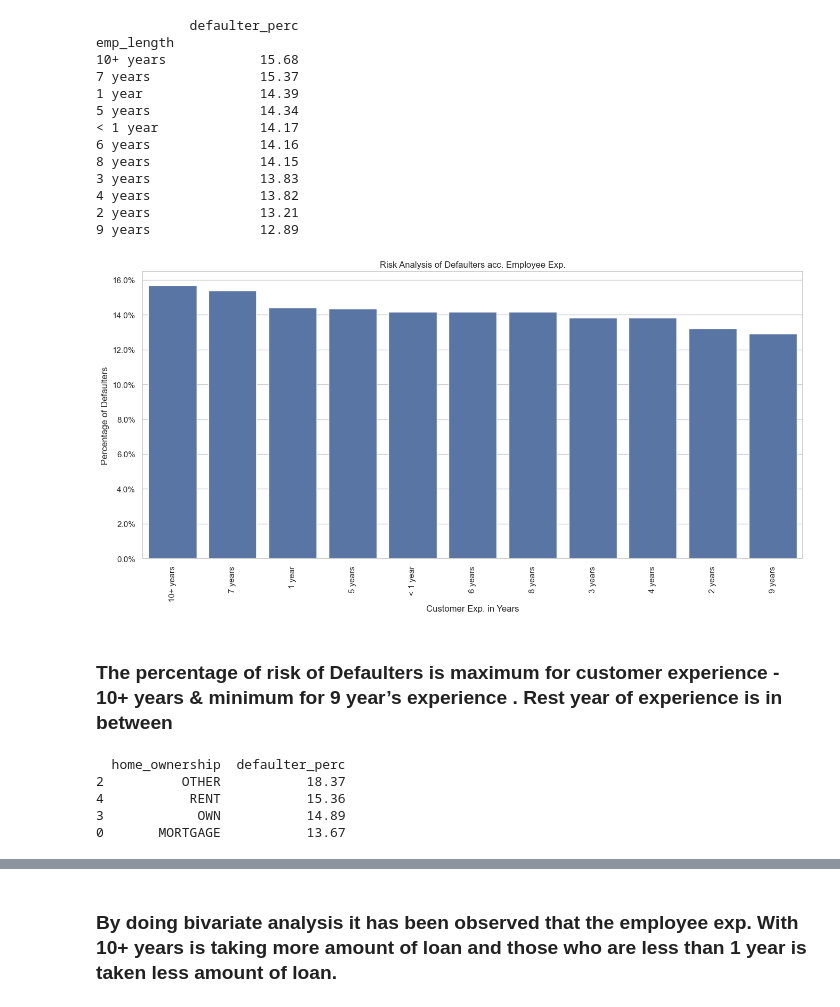
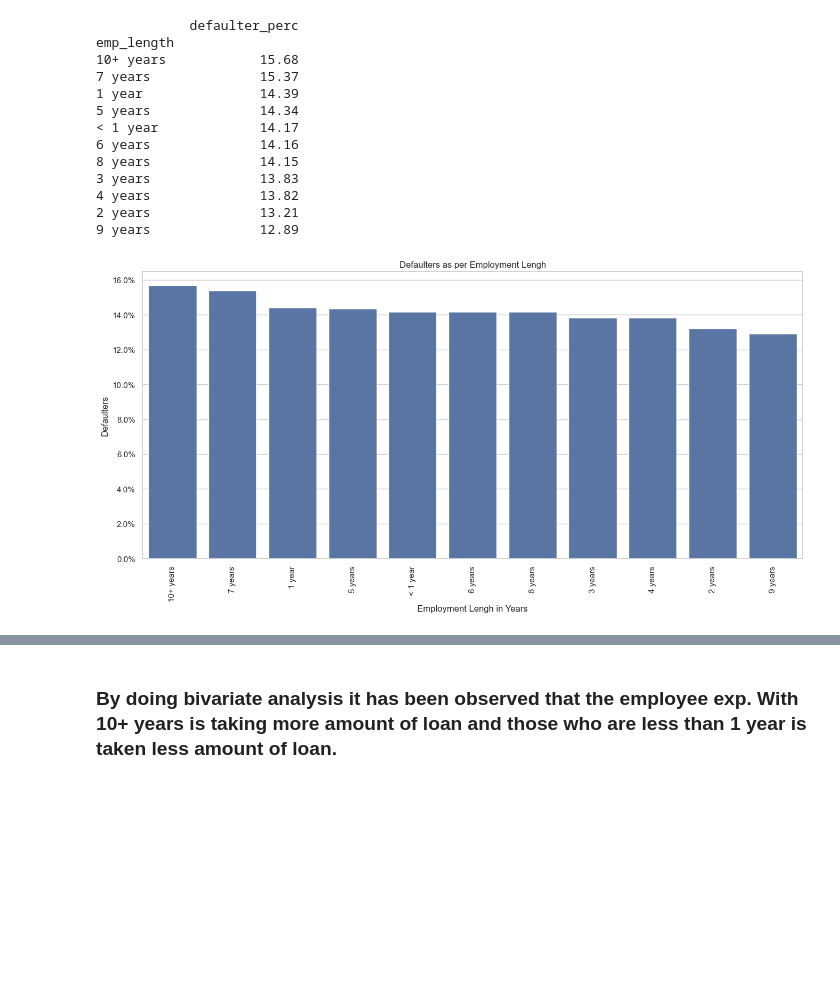
Before and after one commit to somnath-yadav/LendingClubCaseStudy, a Jupyter notebook: Lending_Club_Case_Study.ipynb, the cells around one changed output, grey strips where cells are left out. Cells and saved outputs as stored; diff of their text form; code cells hidden in the pictures; blank space fills up the shorter version.

```diff
--- a/Lending_Club_Case_Study.ipynb
+++ b/Lending_Club_Case_Study.ipynb
@@ -348,38 +356,10 @@ emp_length
 # %%
 import matplotlib.ticker as mtick
 plt.figure(figsize=(16,7))
 ax=sb.barplot(x=emp_df.index,y='defaulter_perc',data=emp_df)
-ax.set(xlabel='Customer Exp. in Years', ylabel='Percentage of Defaulters',title='Risk Analysis of Defaulters acc. Employee Exp.')
+ax.set(xlabel='Employment Lengh in Years', ylabel='Defaulters',title='Defaulters as per Employment Lengh')
 ax.yaxis.set_major_formatter(mtick.PercentFormatter())
 plt.xticks(rotation=90)
 plt.show()
 # %% [output]
-[figure, old version]
+[figure, new version]
-# %% [markdown]
-### The percentage of risk of Defaulters is maximum for customer experience - 10+ years & minimum for 9 year’s experience . Rest year of experience is in between
-# %%
-import pandas as pd
-
-# Calculate the percentage of loan defaulters by home ownership
-defaulter_counts = defaulters_df['home_ownership'].value_counts()
-total_counts = loan_df['home_ownership'].value_counts()
-percentage_defaulters = (100 * defaulter_counts / total_counts).round(2)
-
-# Convert to DataFrame
-home_df = percentage_defaulters.reset_index()
-home_df.columns = ['home_ownership', 'defaulter_perc']
-
-# Sort the DataFrame by percentage of defaulters
-home_df.sort_values(by='defaulter_perc', ascending=False, inplace=True)
-
-# Drop any rows with NaN values
-home_df.dropna(inplace=True)
-
-# Display the DataFrame
-print(home_df)
-# %% [output]
-  home_ownership  defaulter_perc
-2          OTHER           18.37
-4           RENT           15.36
-3            OWN           14.89
-0       MORTGAGE           13.67
```
Also changed, not shown: parts of 43 cells of this notebook.
